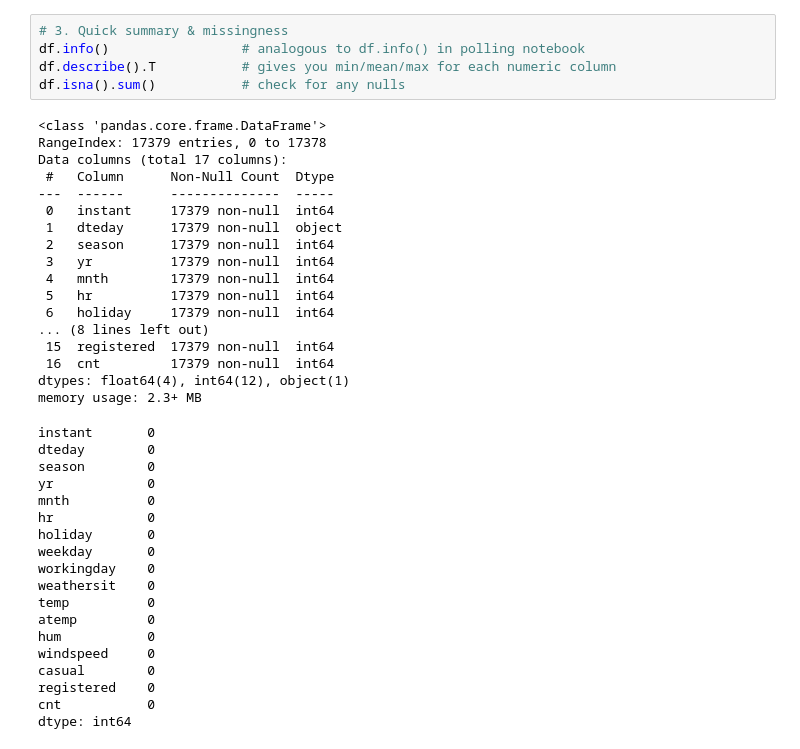
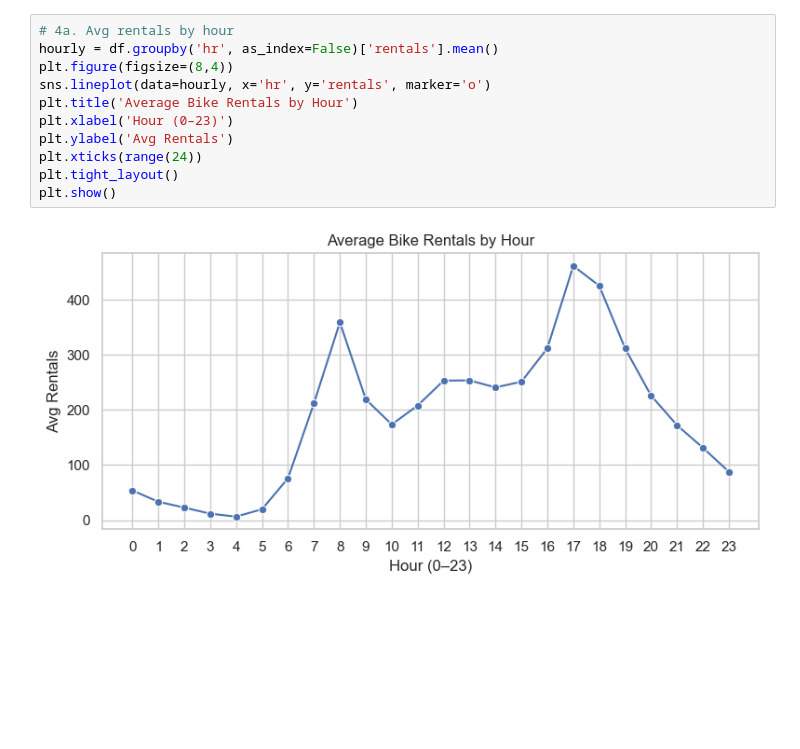
Before and after one commit to umsh1796/DTSA-5509, a Jupyter notebook: FinalProject.ipynb, the cells around one changed output. Drawn from its saved outputs; the diff is of its cells as text; blank space fills up the shorter version.

```diff
--- a/FinalProject.ipynb
+++ b/FinalProject.ipynb
@@ -22,42 +44,14 @@ df.head()                 # analogous to your example’s df.head()
 # %%
-# 3. Quick summary & missingness
-df.info()                 # analogous to df.info() in polling notebook
-df.describe().T           # gives you min/mean/max for each numeric column
-df.isna().sum()           # check for any nulls
+# 4a. Avg rentals by hour
+hourly = df.groupby('hr', as_index=False)['rentals'].mean()
+plt.figure(figsize=(8,4))
+sns.lineplot(data=hourly, x='hr', y='rentals', marker='o')
+plt.title('Average Bike Rentals by Hour')
+plt.xlabel('Hour (0–23)')
+plt.ylabel('Avg Rentals')
+plt.xticks(range(24))
+plt.tight_layout()
+plt.show()
 # %% [output]
-<class 'pandas.core.frame.DataFrame'>
-RangeIndex: 17379 entries, 0 to 17378
-Data columns (total 17 columns):
- #   Column      Non-Null Count  Dtype
----  ------      --------------  -----
- 0   instant     17379 non-null  int64
- 1   dteday      17379 non-null  object
- 2   season      17379 non-null  int64
- 3   yr          17379 non-null  int64
- 4   mnth        17379 non-null  int64
- 5   hr          17379 non-null  int64
- 6   holiday     17379 non-null  int64
-... (8 lines left out)
- 15  registered  17379 non-null  int64
- 16  cnt         17379 non-null  int64
-dtypes: float64(4), int64(12), object(1)
-memory usage: 2.3+ MB
-instant       0
-dteday        0
-season        0
-yr            0
-mnth          0
-hr            0
-holiday       0
-weekday       0
-workingday    0
-weathersit    0
-temp          0
-atemp         0
-hum           0
-windspeed     0
-casual        0
-registered    0
-cnt           0
-dtype: int64
+[figure, added]
 # %%
```
Also changed, not shown: parts of 11 cells of this notebook.
